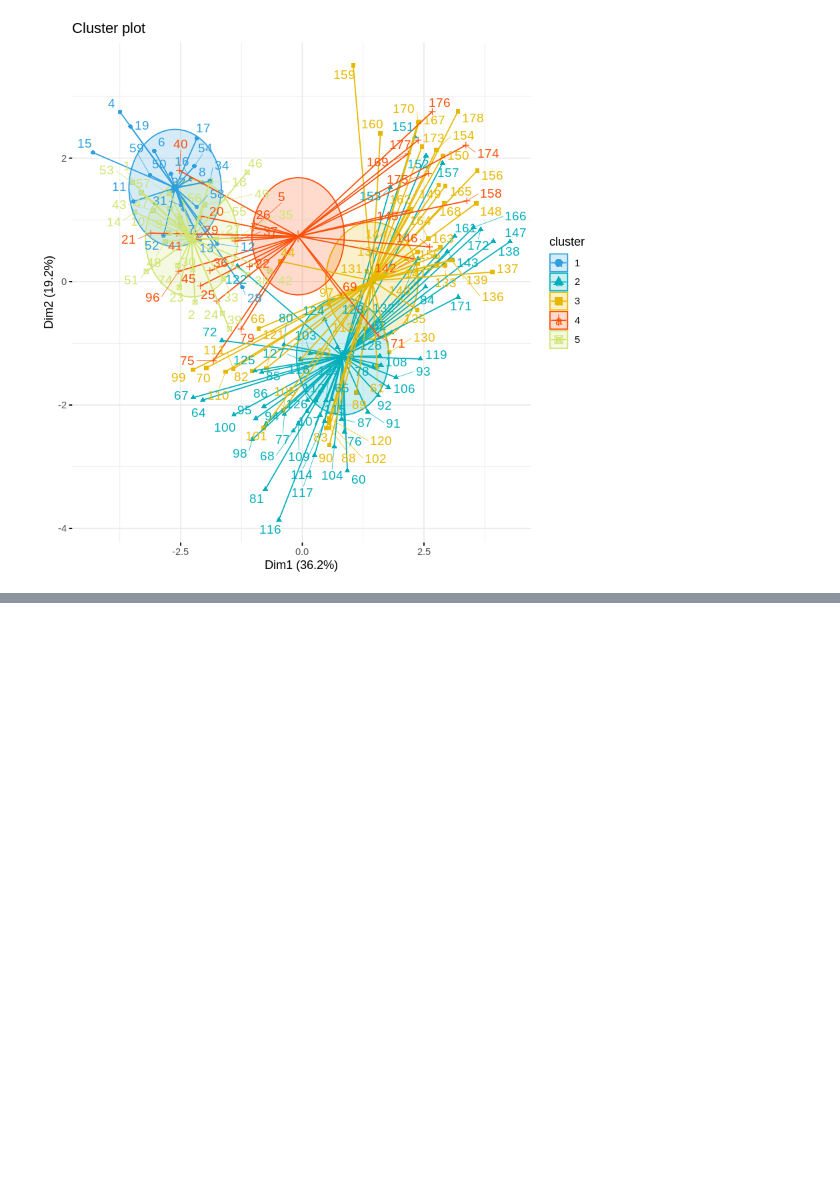
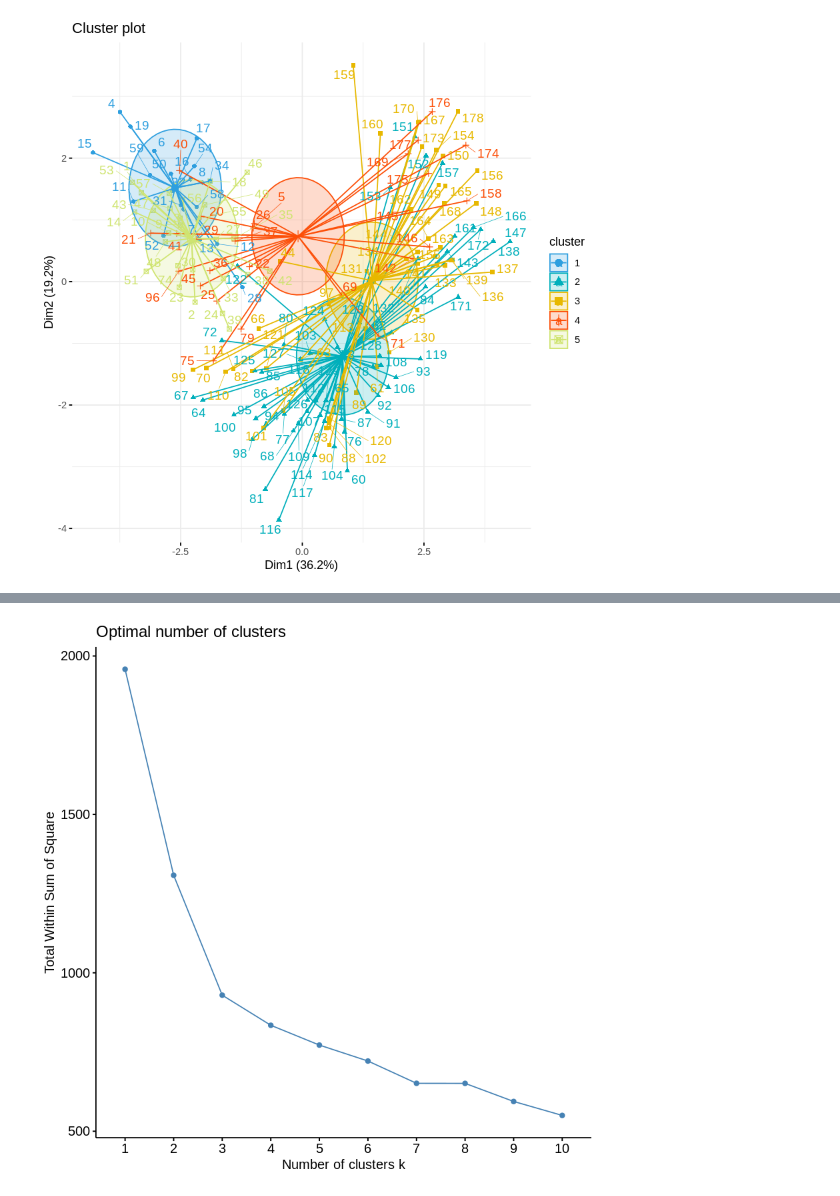
Before and after one commit to lauramoraes/Analise_de_Clusters, a Jupyter notebook: 9 - Clusterização por K-Means (Wine).ipynb, the cells around one changed output, grey strips where cells are left out. Drawn from its saved outputs; the diff is of its cells as text; code cells hidden in the pictures; blank space fills up the shorter version.

```diff
--- a/9 - Clusterização por K-Means (Wine).ipynb
+++ b/9 - Clusterização por K-Means (Wine).ipynb
@@ -41,3 +41,7 @@ fviz_cluster(km.res,
 )
 # %% [output]
 [figure]
+# %%
+pca <- prcomp(data_cleaned, scale=TRUE, center=TRUE)
+data_reduced <- pca$x[,1:6]
+data_reduced
@@ -43,0 +67,5 @@ fviz_cluster(km.res,
+# %%
+library(factoextra)
+fviz_nbclust(data_reduced, kmeans, method = "wss")
+# %% [output]
+[figure, added]
```
Also changed, not shown: parts of 4 cells of this notebook.
